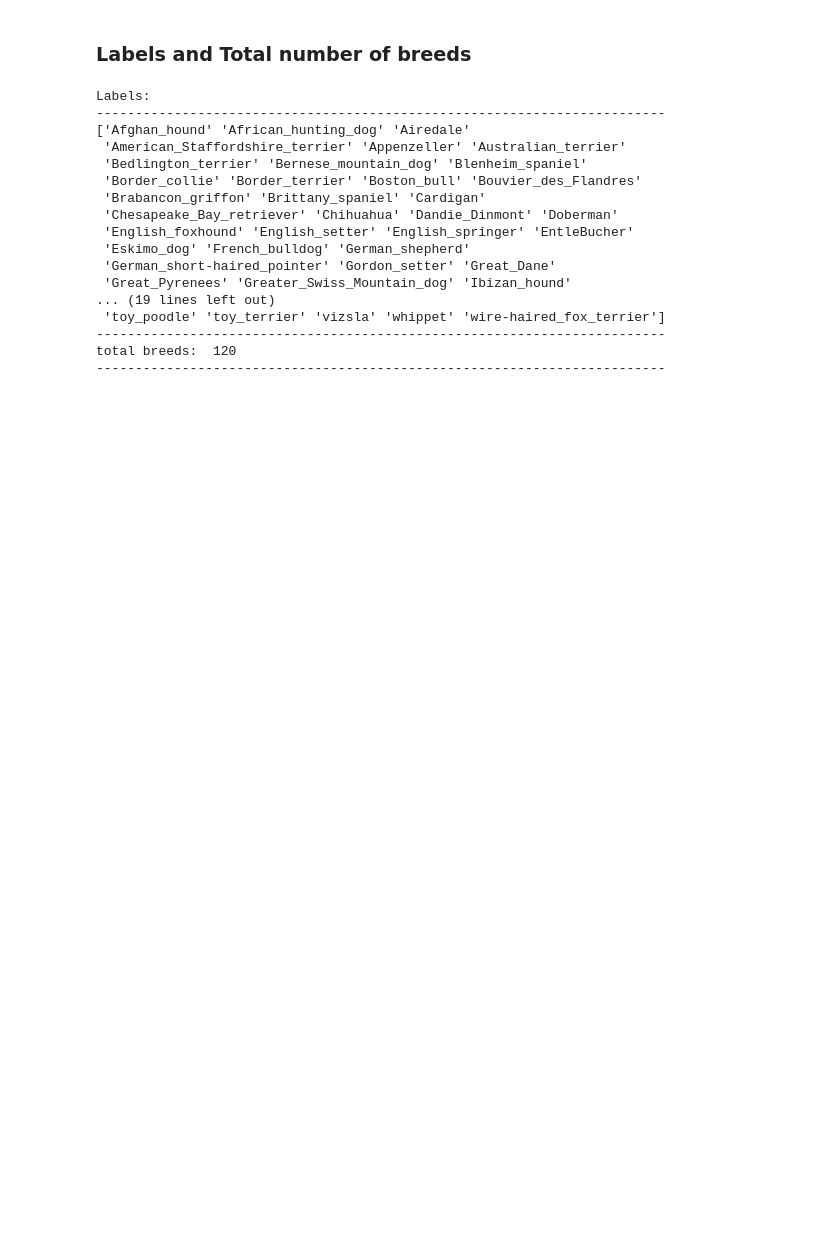
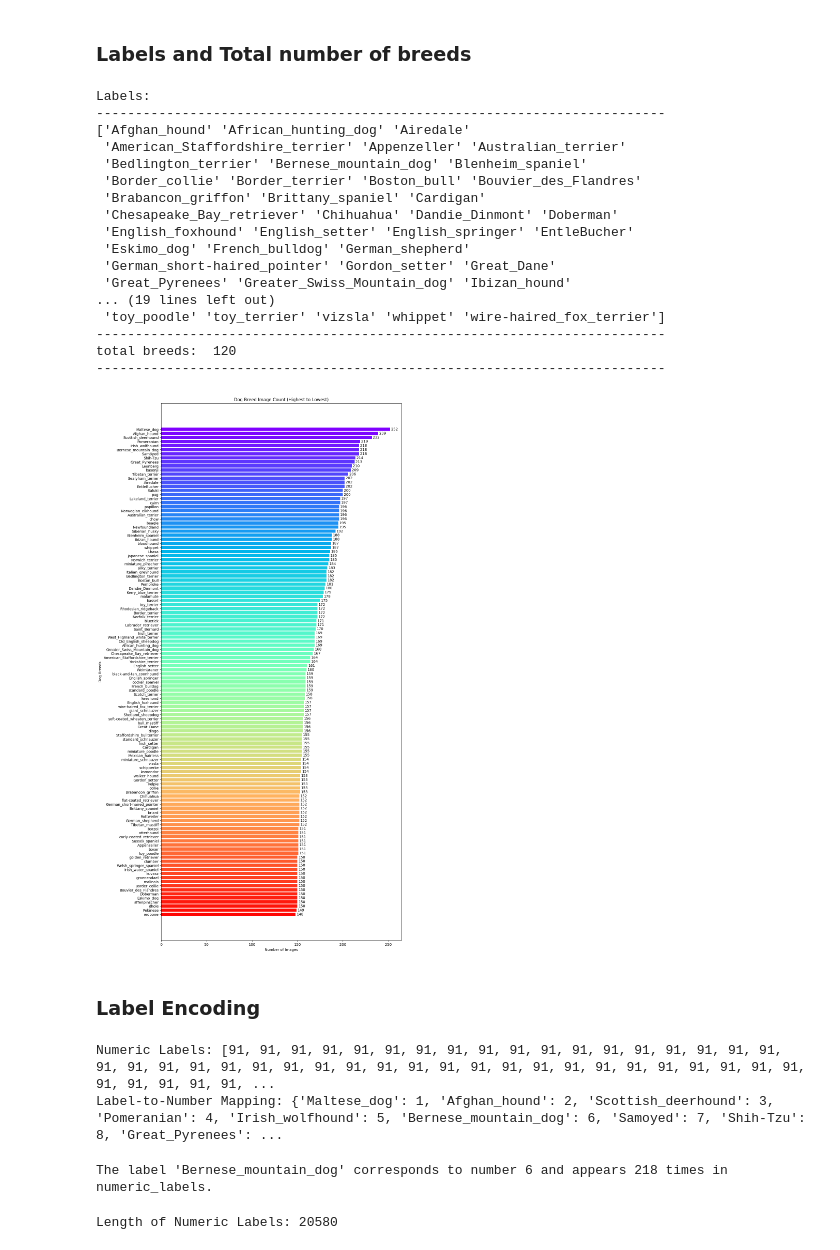
Before and after one commit to sudhi48/Dog-Breeds-Classification, a Jupyter notebook: dog_breeds_classification.ipynb, the cells around one changed output. Cells and saved outputs as stored; diff of their text form; code cells hidden in the pictures; blank space fills up the shorter version.

Commit message:
breed count visualization and label encoding

```diff
--- a/dog_breeds_classification.ipynb
+++ b/dog_breeds_classification.ipynb
@@ -118,3 +119,35 @@ Labels:
 -------------------------------------------------------------------------
 total breeds:  120
 -------------------------------------------------------------------------
+# %%
+# Count each label's occurrences
+label_counts = Counter(labels)
+
+# Sort labels by count in descending order
+sorted_labels = dict(label_counts.most_common())
+
+# Extract data for plotting
+breed_names = list(sorted_labels.keys())
+counts = list(sorted_labels.values())
+
+# Define a colormap for rainbow colors
+colors = plt.cm.rainbow([i / len(counts) for i in range(len(counts))])
+
+# Plot horizontal bar chart
+plt.figure(figsize=(12, 27))  # Adjust figure size for better readability
+bars = plt.barh(breed_names, counts, color=colors)
+plt.xlabel("Number of Images")
+plt.ylabel("Dog Breeds")
+plt.title("Dog Breed Image Count (Highest to Lowest)")
+plt.gca().invert_yaxis()  # Invert y-axis to have the highest count at the top
+
+# Add count labels in front of each bar
+for bar, count in zip(bars, counts):
+    plt.text(count + 1, bar.get_y() + bar.get_height() / 2, str(count),
+             va='center', ha='left', fontsize=10, color='black')
+
+plt.show()
+# %% [output]
+[figure, added]
+# %% [markdown]
+### Label Encoding
@@ -120,0 +167,25 @@ total breeds:  120
+# %%
+# Convert labels to ranked numbers
+numeric_labels, label_rank_map = convert_labels_to_rank(labels)
+
+print("Numeric Labels:", numeric_labels)
+print("Label-to-Number Mapping:", label_rank_map)
+# %% [output]
+Numeric Labels: [91, 91, 91, 91, 91, 91, 91, 91, 91, 91, 91, 91, 91, 91, 91, 91, 91, 91, 91, 91, 91, 91, 91, 91, 91, 91, 91, 91, 91, 91, 91, 91, 91, 91, 91, 91, 91, 91, 91, 91, 91, 91, 91, 91, 91, 91, ...
+Label-to-Number Mapping: {'Maltese_dog': 1, 'Afghan_hound': 2, 'Scottish_deerhound': 3, 'Pomeranian': 4, 'Irish_wolfhound': 5, 'Bernese_mountain_dog': 6, 'Samoyed': 7, 'Shih-Tzu': 8, 'Great_Pyrenees': ...
+# %%
+# check how many times Bernese_mountain_dog corresponds to 6 in numeric_labels
+encoded_number_for_Bernese_mountain_dog = label_rank_map['Bernese_mountain_dog']
+count_of_Bernese_mountain_dog_as_one = numeric_labels.count(encoded_number_for_Bernese_mountain_dog)
+
+print(f"The label 'Bernese_mountain_dog' corresponds to number {encoded_number_for_Bernese_mountain_dog} and appears {count_of_Bernese_mountain_dog_as_one} times in numeric_labels.")
+# %% [output]
+The label 'Bernese_mountain_dog' corresponds to number 6 and appears 218 times in numeric_labels.
+# %%
+# Check the length of numeric_labels
+length_of_numeric_labels = len(numeric_labels)
+
+# Print the length
+print("Length of Numeric Labels:", length_of_numeric_labels)
+# %% [output]
+Length of Numeric Labels: 20580
```
Also changed, not shown: parts of 4 cells of this notebook.
